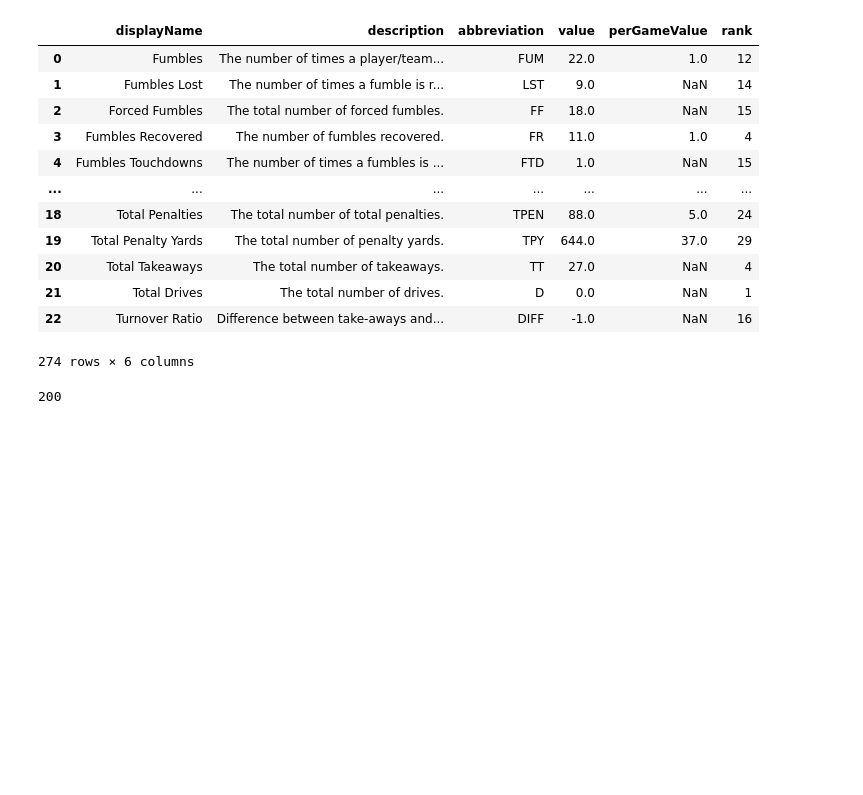
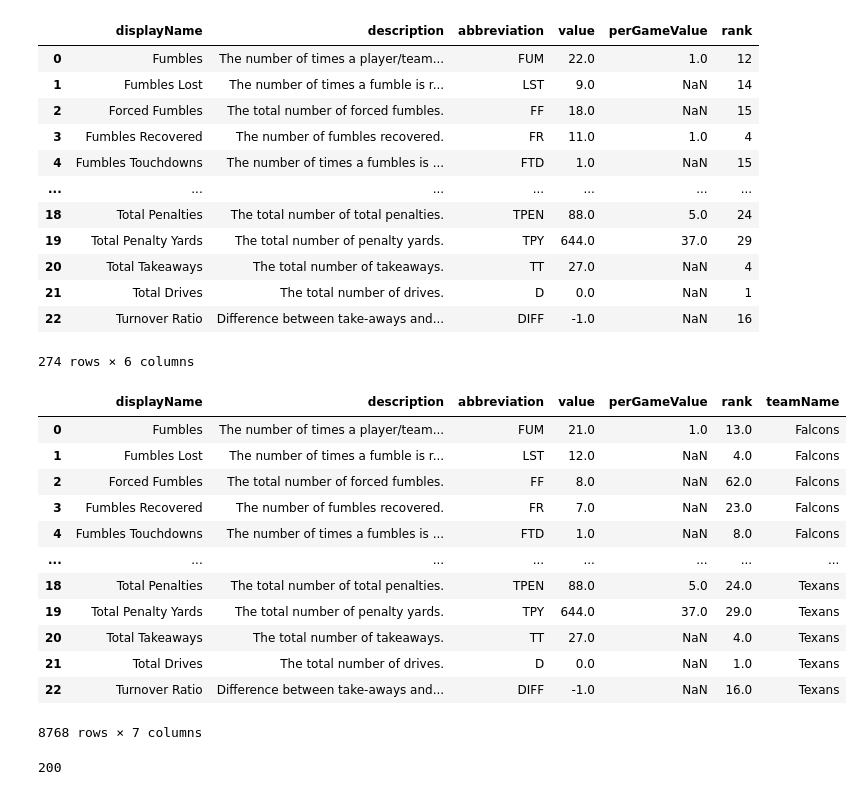
Before and after one commit to okennedyumd/INST414-Project, a Jupyter notebook: NFL_API_DATABASE.ipynb, the cells around one changed output. Cells and saved outputs as stored; diff of their text form; code cells hidden in the pictures; blank space fills up the shorter version.

Commit message:
full 2022 data

```diff
--- a/NFL_API_DATABASE.ipynb
+++ b/NFL_API_DATABASE.ipynb
@@ -296,0 +295,22 @@ s.to_csv('Houston Texans Stats 2022.csv')
+# %%
+s['teamName'] = 'Texans'
+# %%
+data2022 = pd.DataFrame() # only run one time
+# %%
+data2022 = pd.concat([data2022, s])
+# %%
+data2022
+# %% [output]
+|  | displayName | description | abbreviation | value | perGameValue | rank | teamName |
+| 0 | Fumbles | The number of times a player/team... | FUM | 21.0 | 1.0 | 13.0 | Falcons |
+| 1 | Fumbles Lost | The number of times a fumble is r... | LST | 12.0 | NaN | 4.0 | Falcons |
+| 2 | Forced Fumbles | The total number of forced fumbles. | FF | 8.0 | NaN | 62.0 | Falcons |
+| 3 | Fumbles Recovered | The number of fumbles recovered. | FR | 7.0 | NaN | 23.0 | Falcons |
+| 4 | Fumbles Touchdowns | The number of times a fumbles is ... | FTD | 1.0 | NaN | 8.0 | Falcons |
+| ... | ... | ... | ... | ... | ... | ... | ... |
+| 18 | Total Penalties | The total number of total penalties. | TPEN | 88.0 | 5.0 | 24.0 | Texans |
+| 19 | Total Penalty Yards | The total number of penalty yards. | TPY | 644.0 | 37.0 | 29.0 | Texans |
+| 20 | Total Takeaways | The total number of takeaways. | TT | 27.0 | NaN | 4.0 | Texans |
+| 21 | Total Drives | The total number of drives. | D | 0.0 | NaN | 1.0 | Texans |
+| 22 | Turnover Ratio | Difference between take-aways and... | DIFF | -1.0 | NaN | 16.0 | Texans |
+8768 rows × 7 columns
```
Also changed, not shown: parts of 3 cells of this notebook, 1 other file.
